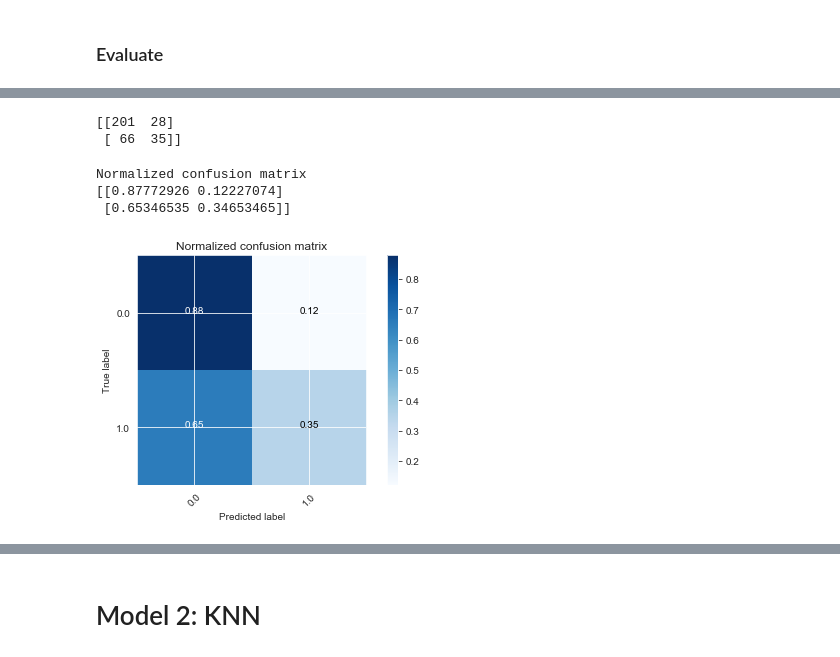
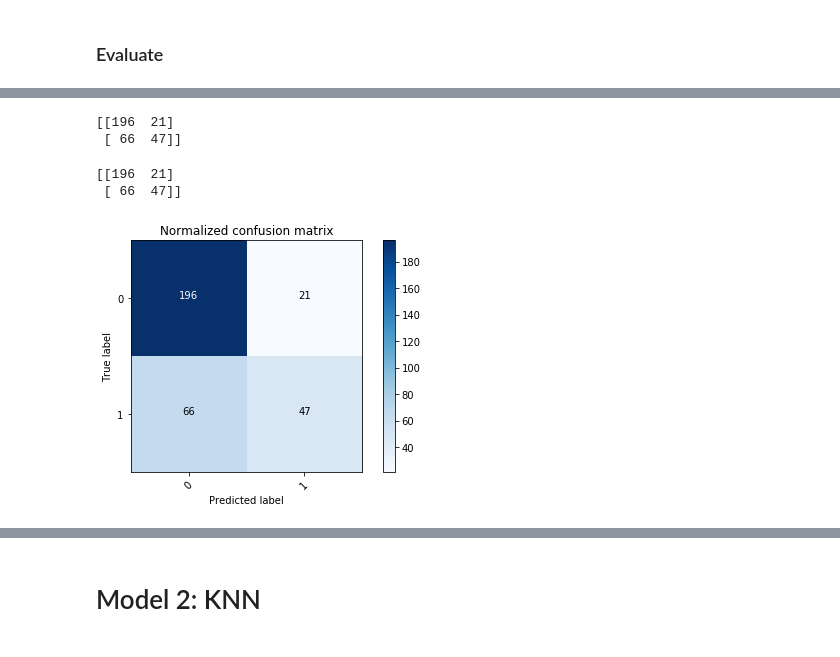
Before and after one commit to krbarounis/NTY-bestsellers-classification-project, a Jupyter notebook: Modeling.ipynb, the cells around one changed output, grey strips where cells are left out. Saved outputs shown, nothing was run; the diff lists cells and outputs as text; code cells hidden in the pictures.

```diff
--- a/Modeling.ipynb
+++ b/Modeling.ipynb
@@ -116,5 +235,5 @@ from sklearn.linear_model import LogisticRegression
 # %%
-logreg = LogisticRegression(fit_intercept = False, C = 1, solver='liblinear')
+logreg = LogisticRegression(fit_intercept = False, solver='liblinear')
 model_log = logreg.fit(X_train, y_train)
 model_log
 # %% [output]
@@ -170,52 +275,17 @@ Name: NYT_bestseller, dtype: float64
 # %%
-# run a confusion matrix
-from sklearn.metrics import confusion_matrix
+# confusion matrix
 cnf_matrix = confusion_matrix(y_test, y_hat_test)
+print(cnf_matrix)
+# %% [output]
+[[196  21]
+ [ 66  47]]
-# %%
-print(cnf_matrix)
-# %% [output]
-[[201  28]
- [ 66  35]]
-# %%
-def plot_confusion_matrix(cm, classes,
-                          normalize=False,
-                          title='Confusion matrix',
-                          cmap=plt.cm.Blues):
-    #Add Normalization Option
-    if normalize:
-        cm = cm.astype('float') / cm.sum(axis=1)[:, np.newaxis]
-        print("Normalized confusion matrix")
-    else:
-        print('Confusion matrix, without normalization')
-
-    print(cm)
-
-    plt.imshow(cm, interpolation='nearest', cmap=cmap)
-    plt.title(title)
-    plt.colorbar()
-    tick_marks = np.arange(len(classes))
-    plt.xticks(tick_marks, classes, rotation=45)
-    plt.yticks(tick_marks, classes)
-
-    fmt = '.2f' if normalize else 'd'
-    thresh = cm.max() / 2.
-    for i, j in itertools.product(range(cm.shape[0]), range(cm.shape[1])):
-        plt.text(j, i, format(cm[i, j], fmt),
-                 horizontalalignment="center",
-                 color="white" if cm[i, j] > thresh else "black")
-
-    plt.tight_layout()
-    plt.ylabel('True label')
-    plt.xlabel('Predicted label')
 # %%
 plt.figure()
-plot_confusion_matrix(cnf_matrix, classes=class_names, normalize=True,
+plot_confusion_matrix(cnf_matrix, classes=[0,1],
                       title='Normalized confusion matrix')
-
 plt.show()
 # %% [output]
-Normalized confusion matrix
-[[0.87772926 0.12227074]
- [0.65346535 0.34653465]]
+[[196  21]
+ [ 66  47]]
-[figure, old version]
+[figure, new version]
 # %%
```
Also changed, not shown: parts of 74 cells of this notebook.
